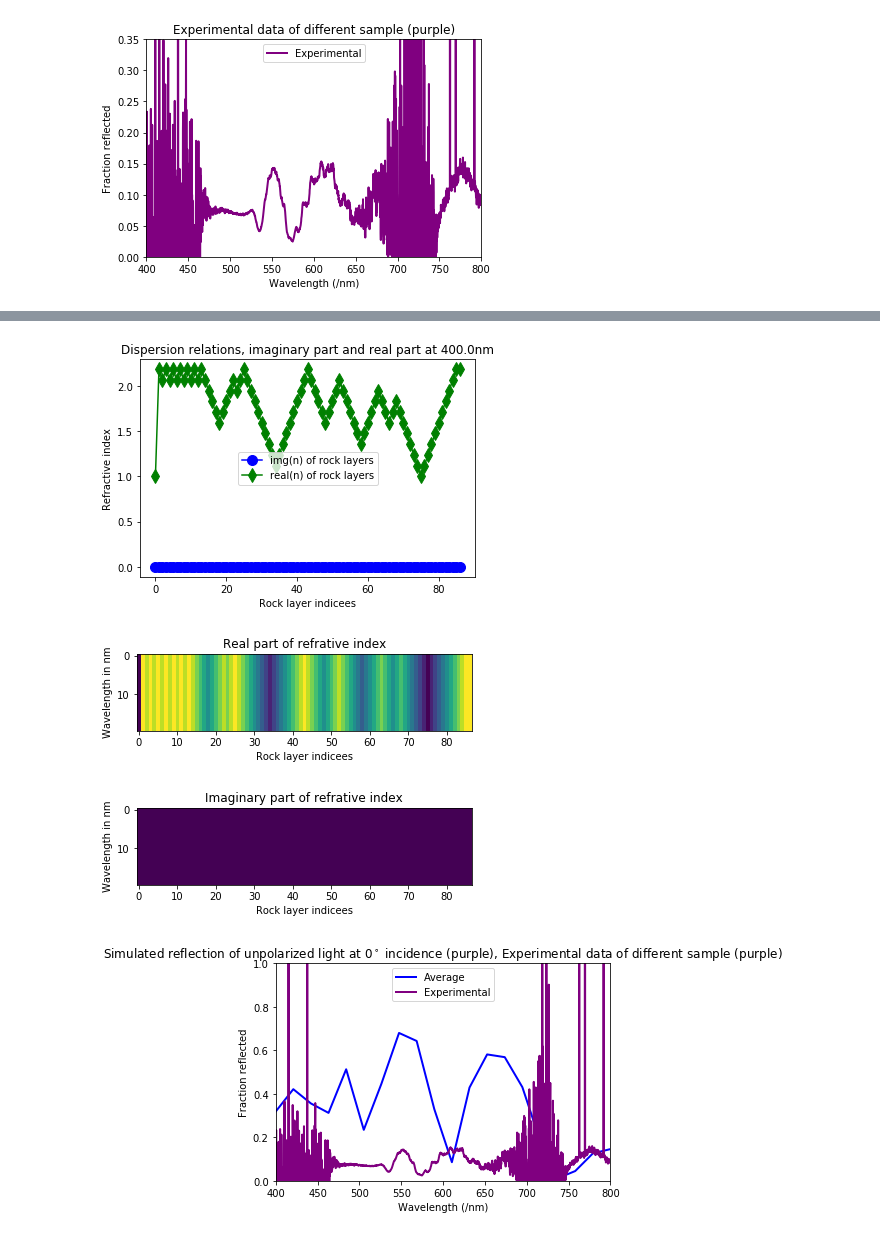
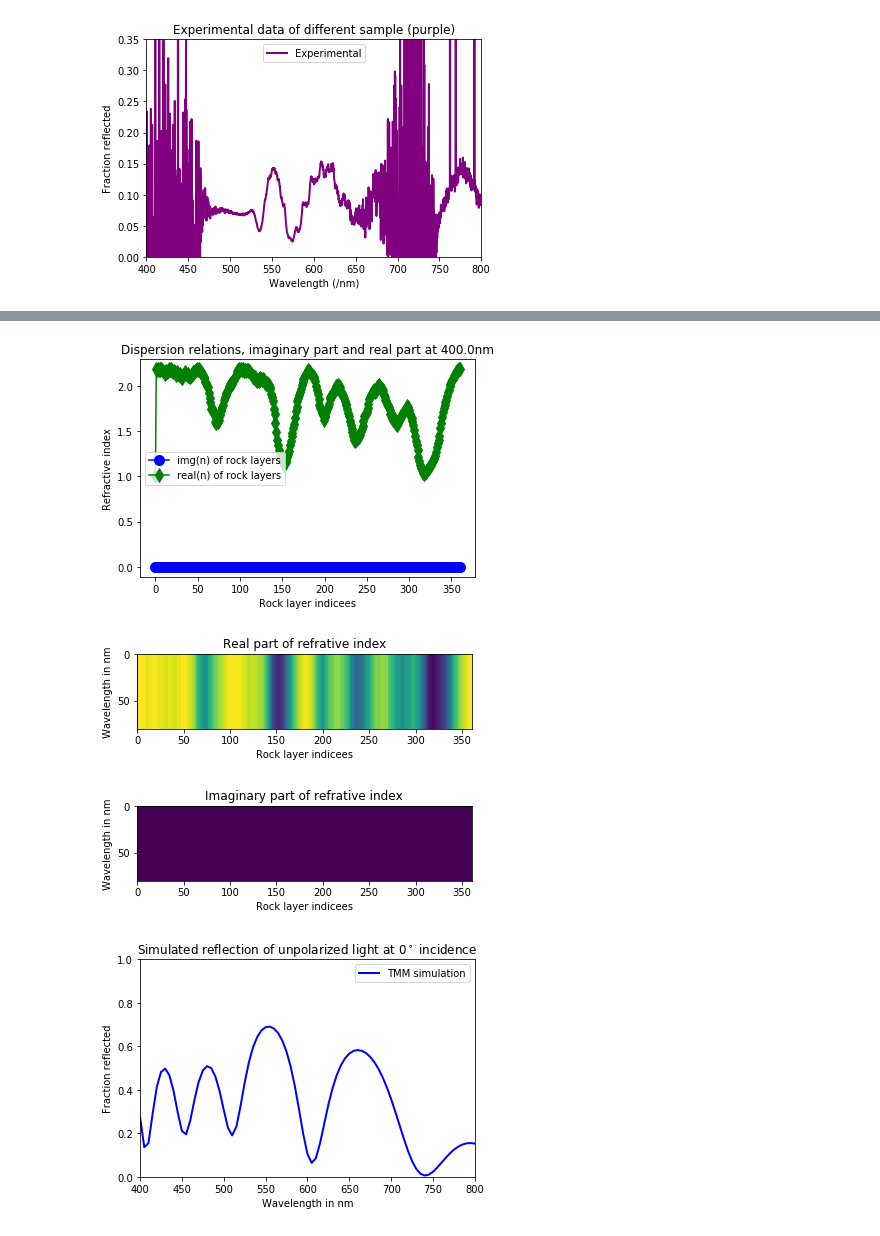
Before and after one commit to MakerTobey/Optics-Simulation-Transfer-Matrix-Approach, a Jupyter notebook: RockSimulation3.ipynb, the cells around one changed output, grey strips where cells are left out. Cells and saved outputs as stored; diff of their text form; code cells hidden in the pictures.

```diff
--- a/RockSimulation3.ipynb
+++ b/RockSimulation3.ipynb
@@ -190,6 +190,6 @@ def generateNlist(outname,gray_list,Lamb):
 
     #save to file
     np.savetxt(join(dirpath, outname+'_real.csv'), n_list.real, delimiter=",")
-    np.savetxt(join(dirpath, outname+'_real.csv'), n_list.imag, delimiter=",")
+    np.savetxt(join(dirpath, outname+'_imag.csv'), n_list.imag, delimiter=",")
 
     return n_list
@@ -227,14 +241,14 @@ PGray3 = Aggregate(p3,PxlScale,SaveName+'_aggreg_scaled_p3')
 grayList = PGrayAll[1,:]
 
 #define wavelength and angular intervals
-lamb= np.linspace(400,800,num=100) #num=100) #40
+lamb= np.linspace(400,800,num=81) #num=81,every 5nm) #40
 angles= np.linspace(-17,17,35) #19
 
 #call refractive index generation function
 SaveName = 'n_matrix_0' # CHOOSE NAME TO SAVE
 n_list = generateNlist(SaveName,grayList,lamb)
 # %% [output]
-[figure, old version]
+[figure, new version]
-[figure, old version]
+[figure, new version]
-[figure, old version]
+[figure, new version]
 # %%
@@ -267,31 +268,26 @@ RNAmeans = np.zeros((N, lamb.size)) #initialise array
-# %%
-#def reflectionsim(Lamb, Angles, n_list, d_list, c_list, N):
-Lamb= lamb
-Angles= angles
-
-RNA = np.zeros((Lamb.size,angles.size))
-
-for i in range(Lamb.size):
-    for j in range(angles.size):
-        RNA[i,j] = inc_tmm('s',n_list[i,:], d_list, c_list, Angles[j]*degree, Lamb[i])['R']
-        RNA[i,j] += inc_tmm('p',n_list[i,:], d_list, c_list, Angles[j]*degree, Lamb[i])['R']
-#both polarisations, averaged
-RNA = RNA/2
-RNAmeans = np.mean(RNA, axis=1)
-#return RNAmean
 # %%
-#plot
-plt.plot(lamb,RNAmeans,'blue',lw=2,label="Average")
-plt.plot(expx,expy,'purple',lw=2,label="Experimental")
+#plot the results vs experiments
+# ##plt.figure(0)
+# #plt.plot(lamb,RNAmeans[n,:],'--')
+# plt.plot(lamb,RNAmeans[n,:],'blue',lw=2,label="Average")
+# plt.plot(expx,expy,'purple',lw=2,label="Experimental")
+# plt.legend()
+# plt.xlabel('Wavelength (/nm)')
+# plt.ylabel('Fraction reflected')
+# plt.title('Simulated reflection of unpolarized light at 0$^\circ$ incidence (blue), '
+#             'Experimental data of different sample (purple)')
+# plt.axis([400, 800, 0, 1])
+# plt.show()
+
+plt.plot(lamb,RNAmeans[n,:],'blue',lw=2,label="TMM simulation")
 plt.legend()
-plt.xlabel('Wavelength (/nm)')
+plt.xlabel('Wavelength in nm')
 plt.ylabel('Fraction reflected')
-plt.title('Simulated reflection of unpolarized light at 0$^\circ$ incidence (purple), '
-            'Experimental data of different sample (purple)')
+plt.title('Simulated reflection of unpolarized light at 0$^\circ$ incidence')
 plt.axis([400, 800, 0, 1])
 plt.show()
 # %% [output]
-[figure, old version]
+[figure, new version]
 # %%
 #save simulation data in a text file made out of columns delimited by a space
 Filename1 = "RNAmeansAll.csv"
```
Also changed, not shown: parts of 6 cells of this notebook, 12 other files.
